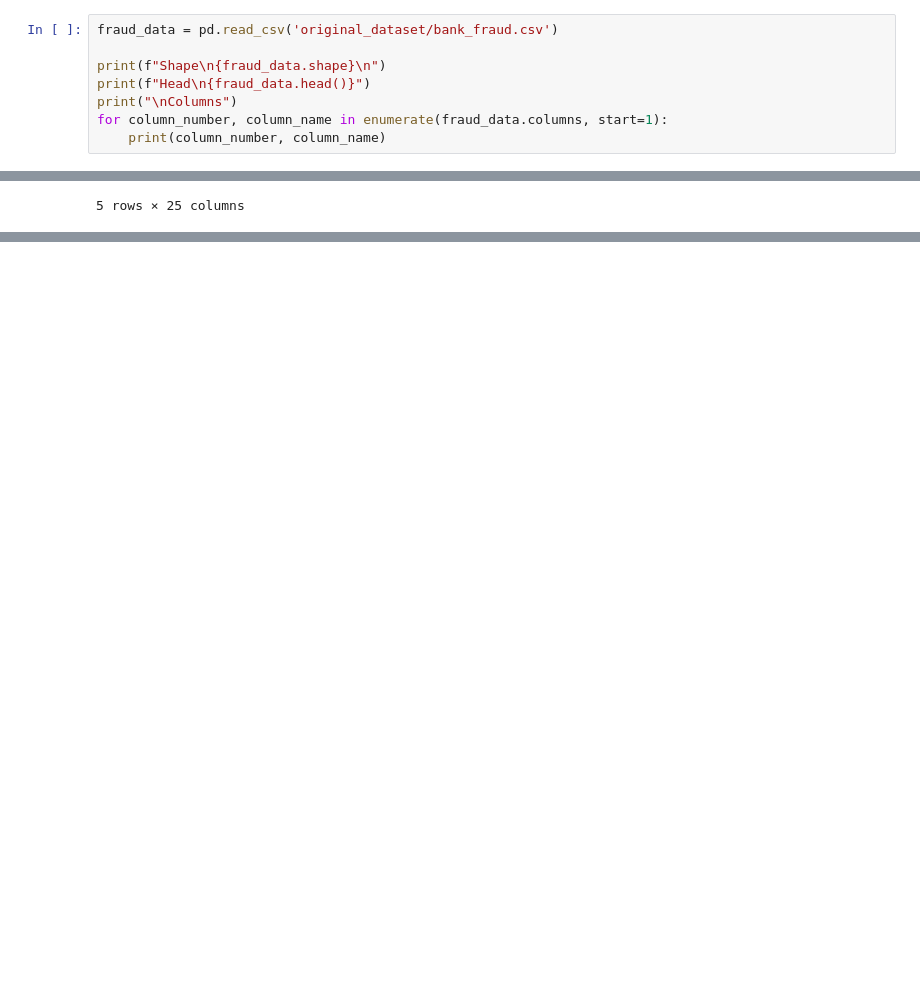
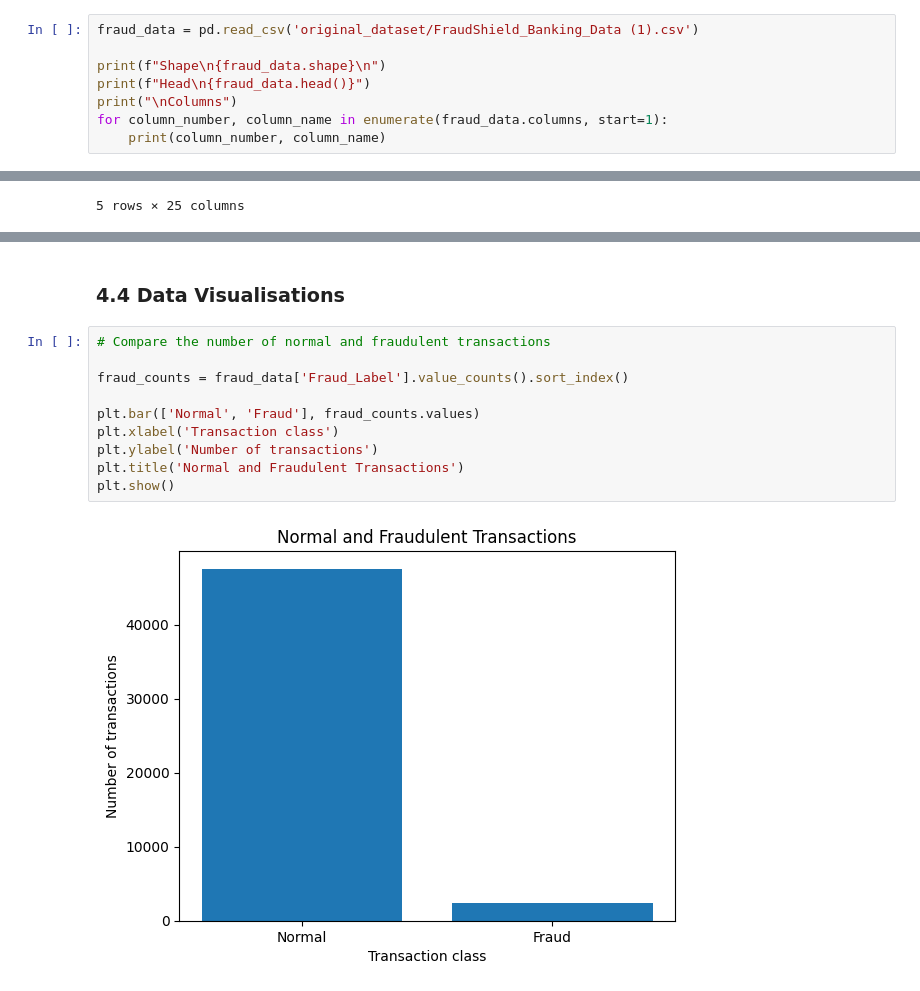
Before and after one commit to kaneviggers/Transaction-fraud-detection, a Jupyter notebook: notebook.ipynb, the cells around one changed output, grey strips where cells are left out. Saved outputs shown, nothing was run; the diff lists cells and outputs as text; blank space fills up the shorter version.

Commit message:
completed Task 4 summaries and charts

```diff
--- a/notebook.ipynb
+++ b/notebook.ipynb
@@ -50,7 +50,7 @@ Dataset downloaded
 # %% [markdown]
 ### 2.1 Load csv into dataframe
 # %%
-fraud_data = pd.read_csv('original_dataset/bank_fraud.csv')
+fraud_data = pd.read_csv('original_dataset/FraudShield_Banking_Data (1).csv')
 
 print(f"Shape\n{fraud_data.shape}\n")
 print(f"Head\n{fraud_data.head()}")
@@ -333,0 +508,14 @@ Customer_Home_Location {0: 'Faisalabad', 1: 'Islamabad', 2: 'Karachi', 3: 'Lahor
+# %% [markdown]
+### 4.4 Data Visualisations
+# %%
+# Compare the number of normal and fraudulent transactions
+
+fraud_counts = fraud_data['Fraud_Label'].value_counts().sort_index()
+
+plt.bar(['Normal', 'Fraud'], fraud_counts.values)
+plt.xlabel('Transaction class')
+plt.ylabel('Number of transactions')
+plt.title('Normal and Fraudulent Transactions')
+plt.show()
+# %% [output]
+[figure, added]
```
Also changed, not shown: parts of 16 cells of this notebook.
